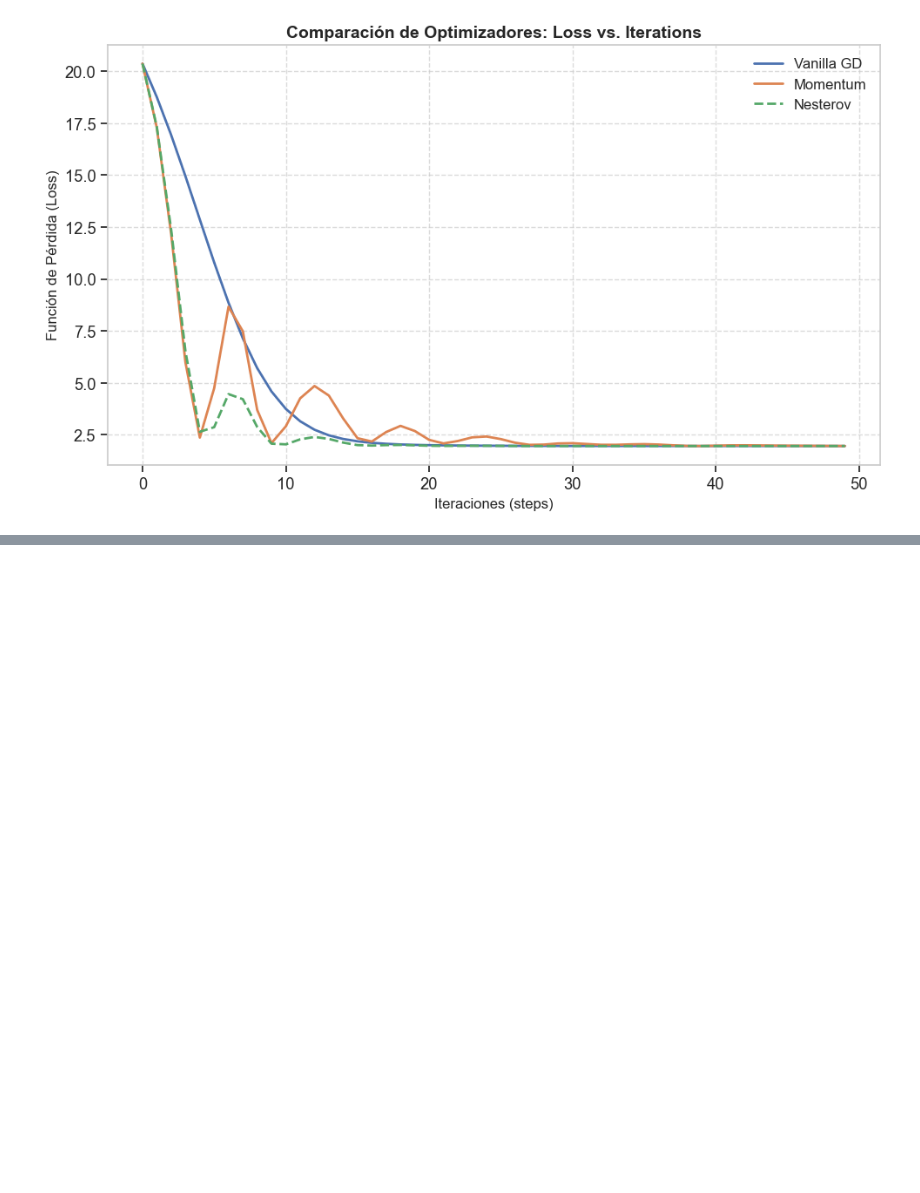
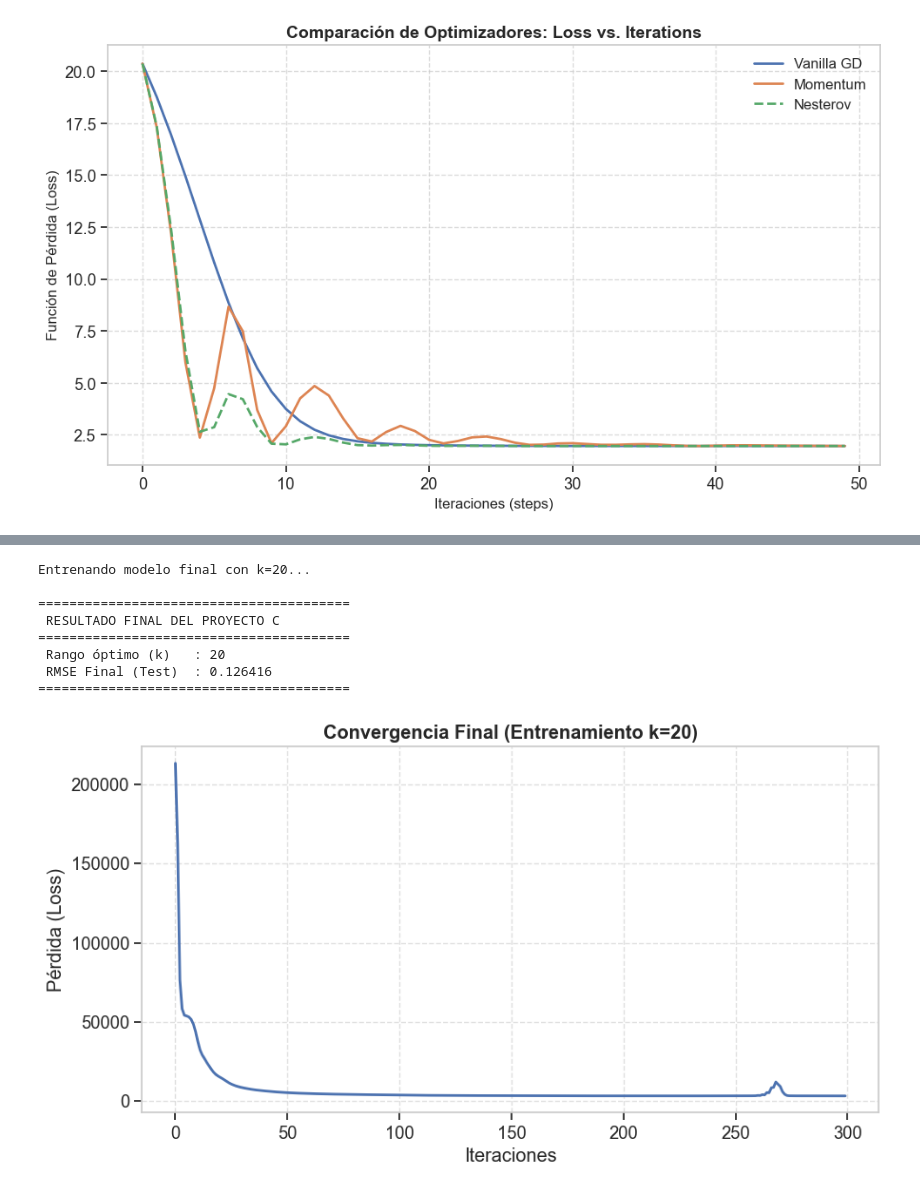
Before and after one commit to LuisPablo54/nmf-audio-separation, a Jupyter notebook: notebooks/Final.ipynb, the cells around one changed output, grey strips where cells are left out. Cells and saved outputs as stored; diff of their text form; code cells hidden in the pictures; blank space fills up the shorter version.

```diff
--- a/notebooks/Final.ipynb
+++ b/notebooks/Final.ipynb
@@ -803,0 +994,44 @@ Nesterov   : 1.9566
+# %%
+# Celda 14
+# EVALUACIÓN DEFINITIVA SOBRE EL TEST SET
+
+# 1. Re-entrenamos el modelo final con el k óptimo (k=20)
+# Usamos el 70% de los datos (X_train) para obtener la W definitiva
+k_final = 20
+np.random.seed(42)
+
+print(f"Entrenando modelo final con k={k_final}...")
+W_final, _, loss_history_final = unified_bcgd(
+    X_train, k=k_final, steps=300, alpha_w=1e-3, alpha_h=1e-3,
+    method='nesterov', is_nmf=True
+)
+
+# 2. Evaluación sobre el Test Set (15% final de los frames)
+# Usamos 100 iteraciones internas para asegurar que H_test converja bien
+rmse_test = evaluate_nmf(W_final, X_test, alpha_h=1e-3, innerH_eval=100)
+
+print("\n" + "="*40)
+print(f" RESULTADO FINAL DEL PROYECTO C")
+print("="*40)
+print(f" Rango óptimo (k)   : {k_final}")
+print(f" RMSE Final (Test)  : {rmse_test:.6f}")
+print("="*40)
+
+# 3. Visualización de la convergencia final
+plt.figure(figsize=(10, 5))
+plt.plot(loss_history_final, color='#4C72B0', lw=2)
+plt.title(f'Convergencia Final (Entrenamiento k={k_final})', fontweight='bold')
+plt.xlabel('Iteraciones')
+plt.ylabel('Pérdida (Loss)')
+plt.grid(True, linestyle='--', alpha=0.6)
+plt.show()
+# %% [output]
+Entrenando modelo final con k=20...
+
+========================================
+ RESULTADO FINAL DEL PROYECTO C
+========================================
+ Rango óptimo (k)   : 20
+ RMSE Final (Test)  : 0.126416
+========================================
+[figure, added]
```
Also changed, not shown: parts of 15 cells of this notebook, 3 other files.
